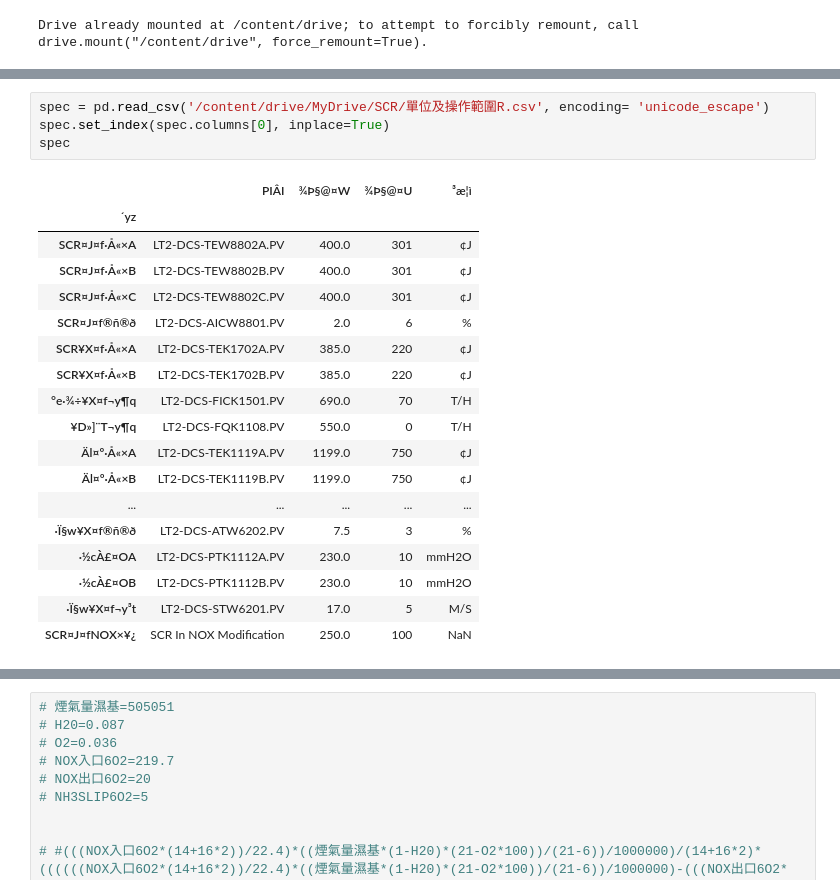
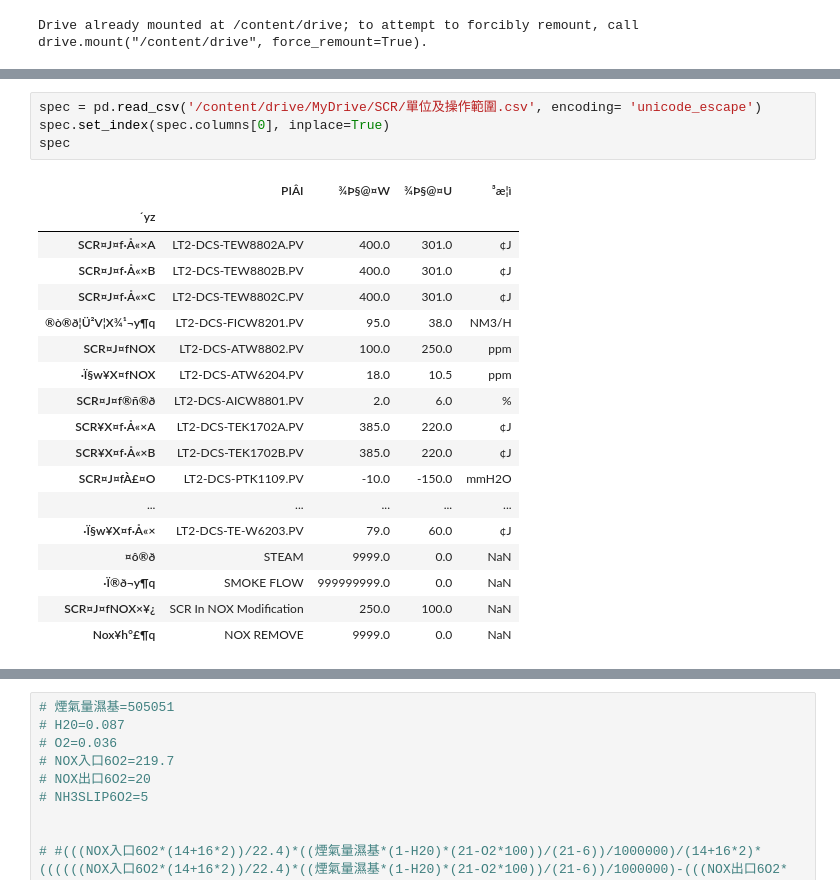
Before and after one commit to skywalker0803r/SCR, a Jupyter notebook: SCR_transformer.ipynb, the cells around one changed output, grey strips where cells are left out. Drawn from its saved outputs; the diff is of its cells as text.

```diff
--- a/SCR_transformer.ipynb
+++ b/SCR_transformer.ipynb
@@ -59,26 +59,26 @@ Unnamed: 0
 # %%
-spec = pd.read_csv('/content/drive/MyDrive/SCR/單位及操作範圍R.csv', encoding= 'unicode_escape')
+spec = pd.read_csv('/content/drive/MyDrive/SCR/單位及操作範圍.csv', encoding= 'unicode_escape')
 spec.set_index(spec.columns[0], inplace=True)
 spec
 # %% [output]
 |  | PIÂI | ¾Þ§@¤W­­ | ¾Þ§@¤U­­ | ³æ¦ì |
 | ´y­z |  |  |  |  |
-| SCR¤J¤f·Å«×A | LT2-DCS-TEW8802A.PV | 400.0 | 301 | ¢J |
-| SCR¤J¤f·Å«×B | LT2-DCS-TEW8802B.PV | 400.0 | 301 | ¢J |
-| SCR¤J¤f·Å«×C | LT2-DCS-TEW8802C.PV | 400.0 | 301 | ¢J |
-| SCR¤J¤f®ñ®ð | LT2-DCS-AICW8801.PV | 2.0 | 6 | % |
-| SCR¥X¤f·Å«×A | LT2-DCS-TEK1702A.PV | 385.0 | 220 | ¢J |
-| SCR¥X¤f·Å«×B | LT2-DCS-TEK1702B.PV | 385.0 | 220 | ¢J |
-| °e­·¾÷¥X¤f¬y¶q | LT2-DCS-FICK1501.PV | 690.0 | 70 | T/H |
-| ¥D»]¨T¬y¶q | LT2-DCS-FQK1108.PV | 550.0 | 0 | T/H |
-| Äl¤º·Å«×A | LT2-DCS-TEK1119A.PV | 1199.0 | 750 | ¢J |
-| Äl¤º·Å«×B | LT2-DCS-TEK1119B.PV | 1199.0 | 750 | ¢J |
+| SCR¤J¤f·Å«×A | LT2-DCS-TEW8802A.PV | 400.0 | 301.0 | ¢J |
+| SCR¤J¤f·Å«×B | LT2-DCS-TEW8802B.PV | 400.0 | 301.0 | ¢J |
+| SCR¤J¤f·Å«×C | LT2-DCS-TEW8802C.PV | 400.0 | 301.0 | ¢J |
+| ®ò®ð¦Ü²V¦X¾¹¬y¶q | LT2-DCS-FICW8201.PV | 95.0 | 38.0 | NM3/H |
+| SCR¤J¤fNOX | LT2-DCS-ATW8802.PV | 100.0 | 250.0 | ppm |
+| ·Ï§w¥X¤fNOX | LT2-DCS-ATW6204.PV | 18.0 | 10.5 | ppm |
+| SCR¤J¤f®ñ®ð | LT2-DCS-AICW8801.PV | 2.0 | 6.0 | % |
+| SCR¥X¤f·Å«×A | LT2-DCS-TEK1702A.PV | 385.0 | 220.0 | ¢J |
+| SCR¥X¤f·Å«×B | LT2-DCS-TEK1702B.PV | 385.0 | 220.0 | ¢J |
+| SCR¤J¤fÀ£¤O | LT2-DCS-PTK1109.PV | -10.0 | -150.0 | mmH2O |
 | ... | ... | ... | ... | ... |
-| ·Ï§w¥X¤f®ñ®ð | LT2-DCS-ATW6202.PV | 7.5 | 3 | % |
-| ­·½cÀ£¤OA | LT2-DCS-PTK1112A.PV | 230.0 | 10 | mmH2O |
-| ­·½cÀ£¤OB | LT2-DCS-PTK1112B.PV | 230.0 | 10 | mmH2O |
-| ·Ï§w¥X¤f¬y³t | LT2-DCS-STW6201.PV | 17.0 | 5 | M/S |
-| SCR¤J¤fNOX­×¥¿ | SCR In NOX Modification | 250.0 | 100 | NaN |
+| ·Ï§w¥X¤f·Å«× | LT2-DCS-TE-W6203.PV | 79.0 | 60.0 | ¢J |
+| ¤ô®ð | STEAM | 9999.0 | 0.0 | NaN |
+| ·Ï®ð¬y¶q | SMOKE FLOW | 999999999.0 | 0.0 | NaN |
+| SCR¤J¤fNOX­×¥¿ | SCR In NOX Modification | 250.0 | 100.0 | NaN |
+| Nox¥h°£¶q | NOX REMOVE | 9999.0 | 0.0 | NaN |
 # %%
 len(df.columns)
 # %% [output]
```
Also changed, not shown: parts of 33 cells of this notebook.
